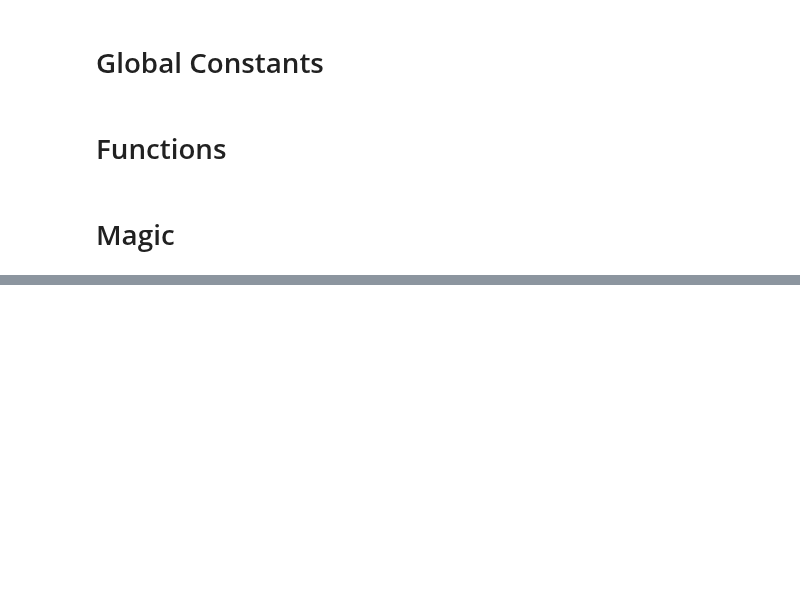
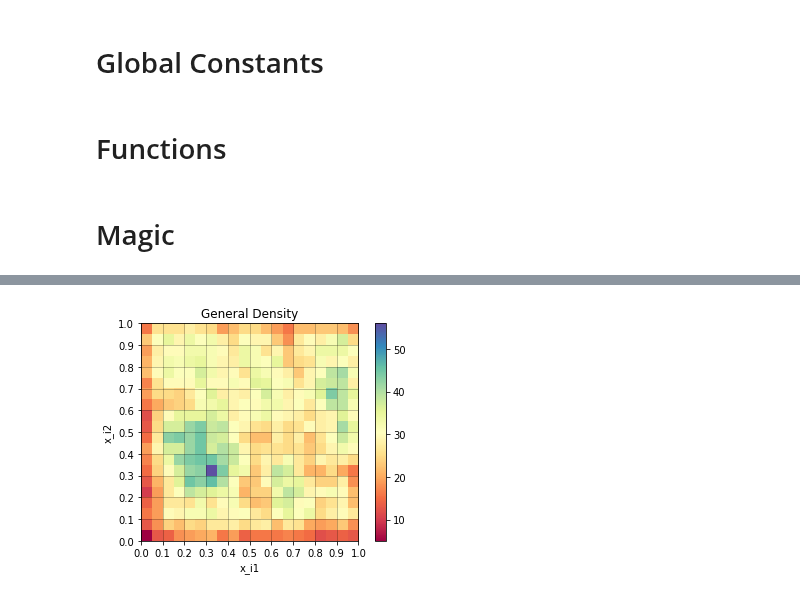
Before and after one commit to ericbill21/siemens, a Jupyter notebook: Siemens_Approach.ipynb, the cells around one changed output, grey strips where cells are left out. Drawn from its saved outputs; the diff is of its cells as text; code cells hidden in the pictures; blank space fills up the shorter version.

```diff
--- a/Siemens_Approach.ipynb
+++ b/Siemens_Approach.ipynb
@@ -2606,0 +2665,4 @@ np.unravel_index(res.argmax(), res.shape)
+# %%
+res = makeDensityMap(20, drawGrid=True)
+# %% [output]
+[figure, added]
```
Also changed, not shown: parts of 11 cells of this notebook.
